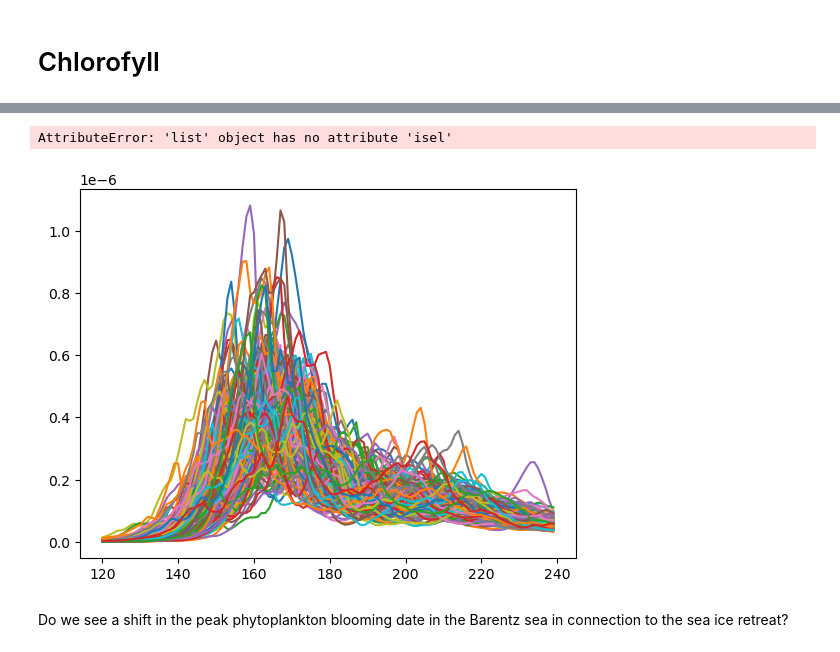
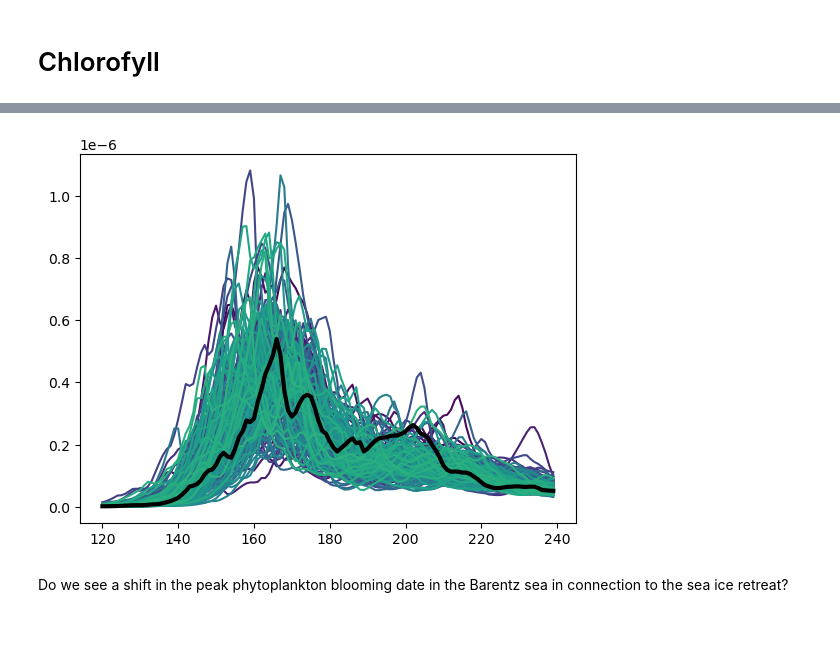
Before and after one commit to eScience-course/Tjaernoe2022-group6, a Jupyter notebook: notebooks/Stian/main.ipynb, the cells around one changed output, grey strips where cells are left out. Cells and saved outputs as stored; diff of their text form; code cells hidden in the pictures.

```diff
--- a/notebooks/Stian/main.ipynb
+++ b/notebooks/Stian/main.ipynb
@@ -63,2 +97,2 @@ SImeanSeptember.plot()
 # %%
-chlos_daily = xr.load_dataset('chlos_NorESM2-LM_historical_all')
+chlos_daily = xr.open_dataset('chlos_NorESM2-LM_historical_all') # Daily NorESM2 output of chlorophyll
@@ -84,15 +154,24 @@ AttributeError: 'Line2D' object has no property 'title'
 # %%
 fig, ax = plt.subplots()
 #average_yearly_cycle = chlos_daily_mean.chlos.groupby('time.dayofyear').mean()
 
-[ax.plot(np.arange(120, 120+30*4), tmp[year].isel(time=slice(120, 120+30*4)), label=year) for year in range(1850, 2014)]
+cmap = plt.cm.viridis
+cmaplist = [cmap(i) for i in range(cmap.N)]
+cmaplist = cmaplist[::int(cmap.N/165)]
+#cmap = mpl.colors.LinearSegmentedColormap.from_list('Custom cmap', cmaplist, cmap.N)
 
-ax.plot(np.arange(120, 120+30*4), tmp_mean.isel(time=slice(120, 120+30*4)), linewidth=3, color='k')
+# define the bins and normalize
+bounds = np.arange(1850, 2015)
+norm = mpl.colors.BoundaryNorm(bounds, cmap.N)
+
+chlos_daily_mean_grouped = chlos_daily_mean.chlos.groupby('time.year')
+[ax.plot(np.arange(120, 120+30*4), chlos_daily_mean_grouped[year].isel(time=slice(120, 120+30*4)), color=cmaplist[year-1850]) for year in range(1850, 2014)]
+
+ax.plot(np.arange(120, 120+30*4), chlos_daily_mean.chlos.isel(time=slice(120, 120+30*4)), linewidth=3, color='k')
 #ax.legend()
 plt.show()
 # %% [output]
-AttributeError: 'list' object has no attribute 'isel'
-[figure, old version]
+[figure, new version]
 # %% [markdown]
 Do we see a shift in the peak phytoplankton blooming date in the Barentz sea in connection to the sea ice retreat?
 # %%
```
Also changed, not shown: parts of 16 cells of this notebook, 2 other files.
